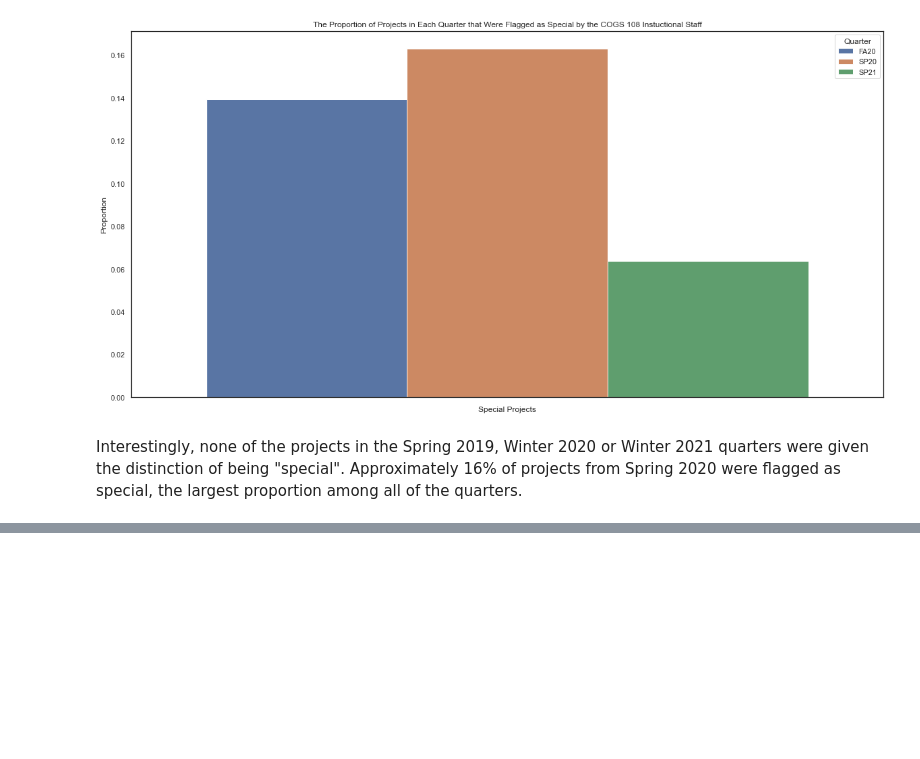
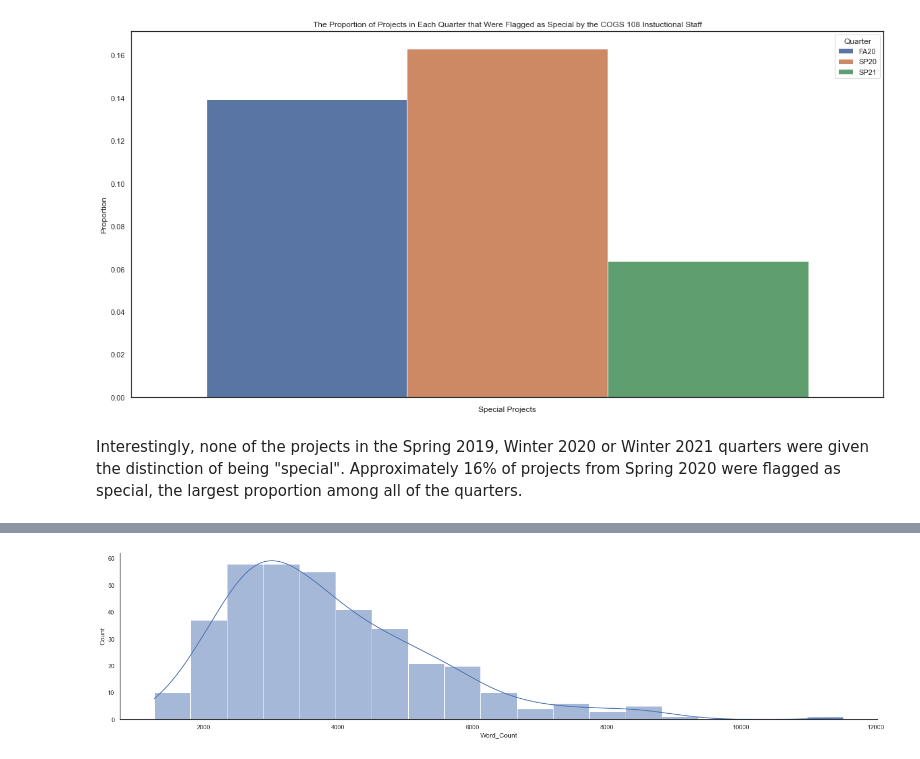
Before and after one commit to jchung01/COGS108-Project-Copy, a Jupyter notebook: EDACheckpointGroup096-Fa21.ipynb, the cells around one changed output, grey strips where cells are left out. Drawn from its saved outputs; the diff is of its cells as text; code cells hidden in the pictures; blank space fills up the shorter version.

```diff
--- a/EDACheckpointGroup096-Fa21.ipynb
+++ b/EDACheckpointGroup096-Fa21.ipynb
@@ -249,0 +258,4 @@ Interestingly, none of the projects in the Spring 2019, Winter 2020 or Winter 20
+# %%
+distribution_graph = sns.displot(df['Word_Count'],kde=True,height=5,aspect=4)
+# %% [output]
+[figure, added]
```
Also changed, not shown: parts of 12 cells of this notebook.
